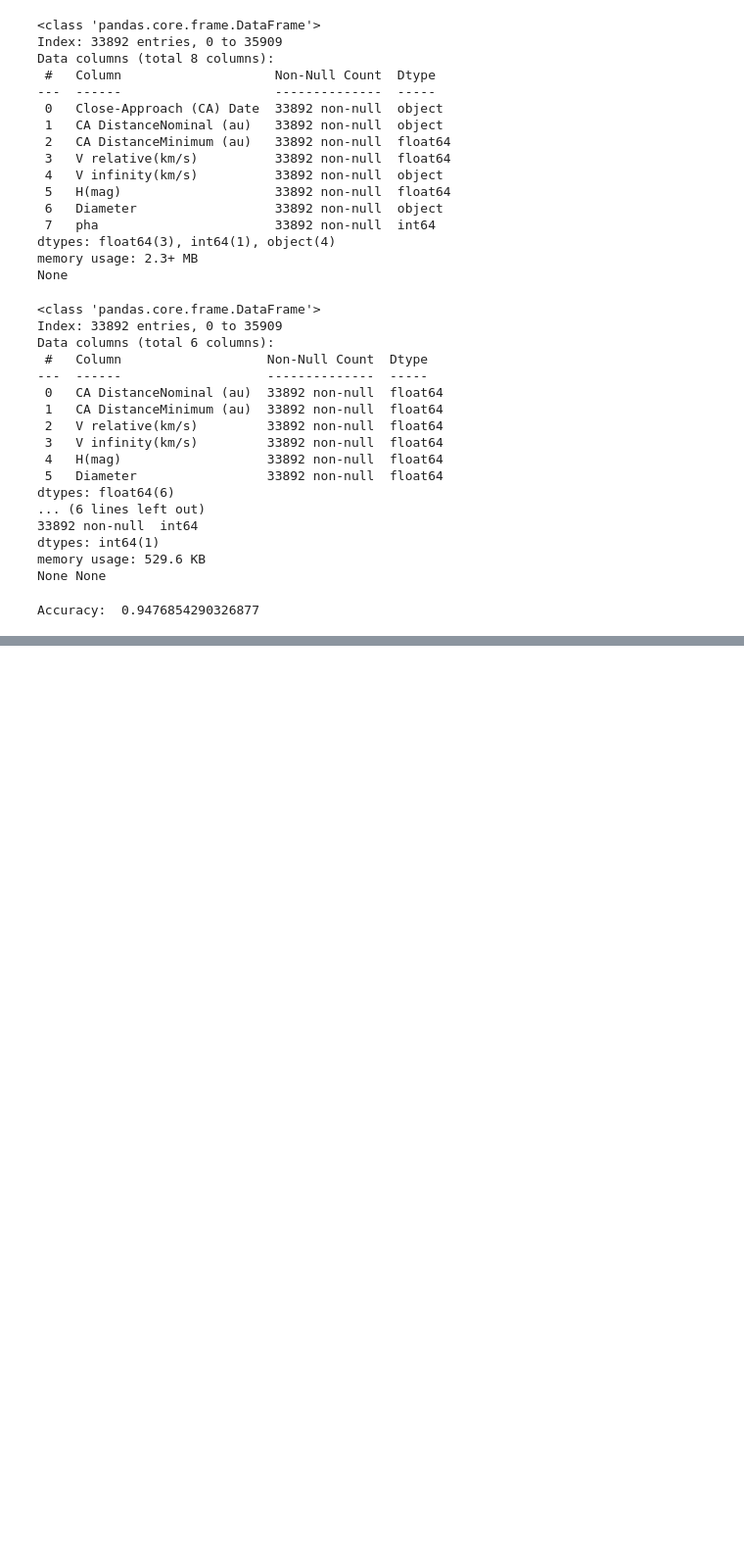
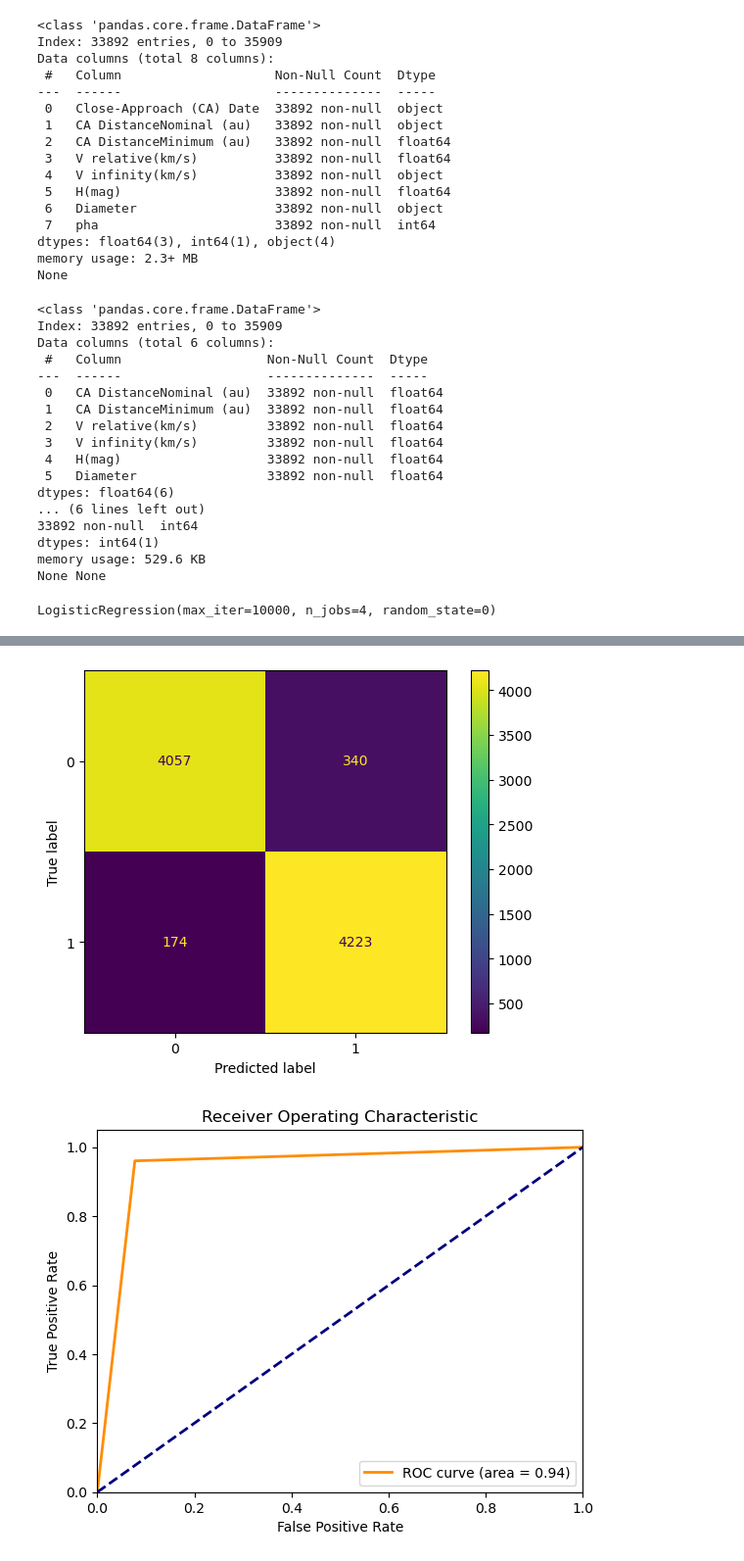
Before and after one commit to AdityaHegde712/NEO-Classification, a Jupyter notebook: final_models.ipynb, the cells around one changed output, grey strips where cells are left out. Shown: that part at 98% size. Drawn from its saved outputs; the diff is of its cells as text; code cells hidden in the pictures; blank space fills up the shorter version.

```diff
--- a/final_models.ipynb
+++ b/final_models.ipynb
@@ -232,7 +383,61 @@ x_train, y_train = smote.fit_resample(x_train, y_train)
+# %%
+x_train, x_test, y_train, y_test = train_test_split(x, y, test_size=0.2, random_state=42)
+
+scaler = StandardScaler()
+x_train = scaler.fit_transform(x_train)
+x_test = scaler.transform(x_test)
+
+smote = SMOTE()
+x_train, y_train = smote.fit_resample(x_train, y_train)
+x_test, y_test = smote.fit_resample(x_test, y_test)
 # %%
-hazard_reg = LogisticRegression(max_iter=10000, random_state=0)
-
-cv_scores = cross_val_score(hazard_reg, x_train, y_train, cv=5)
-print('Accuracy: ', cv_scores.mean())
+hazard_reg = LogisticRegression(max_iter=10000, random_state=0, n_jobs=4)
+hazard_reg.fit(x_train, y_train)
 # %% [output]
-Accuracy:  0.9476854290326877
+LogisticRegression(max_iter=10000, n_jobs=4, random_state=0)
+# %%
+from sklearn.metrics import accuracy_score, confusion_matrix, ConfusionMatrixDisplay, classification_report, precision_score, recall_score, roc_curve, auc, f1_score
+
+y_pred = hazard_reg.predict(x_test)
+
+accuracy_score_value  = accuracy_score(y_test, y_pred)
+print('Accuracy Score: ', accuracy_score_value )
+
+cv_scores = cross_val_score(hazard_reg, x_train, y_train, cv=5)
+print('Cross Validation Accuracy: ', cv_scores.mean())
+
+cm = confusion_matrix(y_test, y_pred)
+print('Confusion Matrix: \n', cm)
+
+disp = ConfusionMatrixDisplay(confusion_matrix=cm, display_labels=['0', '1'])
+disp.plot()
+
+print(classification_report(y_test, y_pred))
+
+# Precision and recall scores
+precision = precision_score(y_test, y_pred, average='weighted')
+recall = recall_score(y_test, y_pred, average='weighted')
+print('Precision: ', precision)
+print('Recall: ', recall)
+
+# F1 score
+f1 = f1_score(y_test, y_pred, average='weighted')
+print('F1 Score: ', f1)
+
+# Plot AUC-ROC curve
+fpr, tpr, thresholds = roc_curve(y_true=y_test, y_score=y_pred)
+roc_auc = auc(fpr, tpr)
+print("\nAUC-ROC Score: {:.6f}".format(roc_auc))
+
+# Plot ROC curve
+plt.figure()
+plt.plot(fpr, tpr, color='darkorange', lw=2, label='ROC curve (area = %0.2f)' % roc_auc)
+plt.plot([0, 1], [0, 1], color='navy', lw=2, linestyle='--')
+plt.xlim([0.0, 1.0])
+plt.ylim([0.0, 1.05])
+plt.xlabel('False Positive Rate')
+plt.ylabel('True Positive Rate')
+plt.title('Receiver Operating Characteristic')
+plt.legend(loc="lower right")
+plt.show()
+# %% [output]
@@ -239 +463,3 @@ Accuracy:  0.9476854290326877
+[figure, added]
+[figure, added]
 # %%
```
Also changed, not shown: parts of 18 cells of this notebook.
